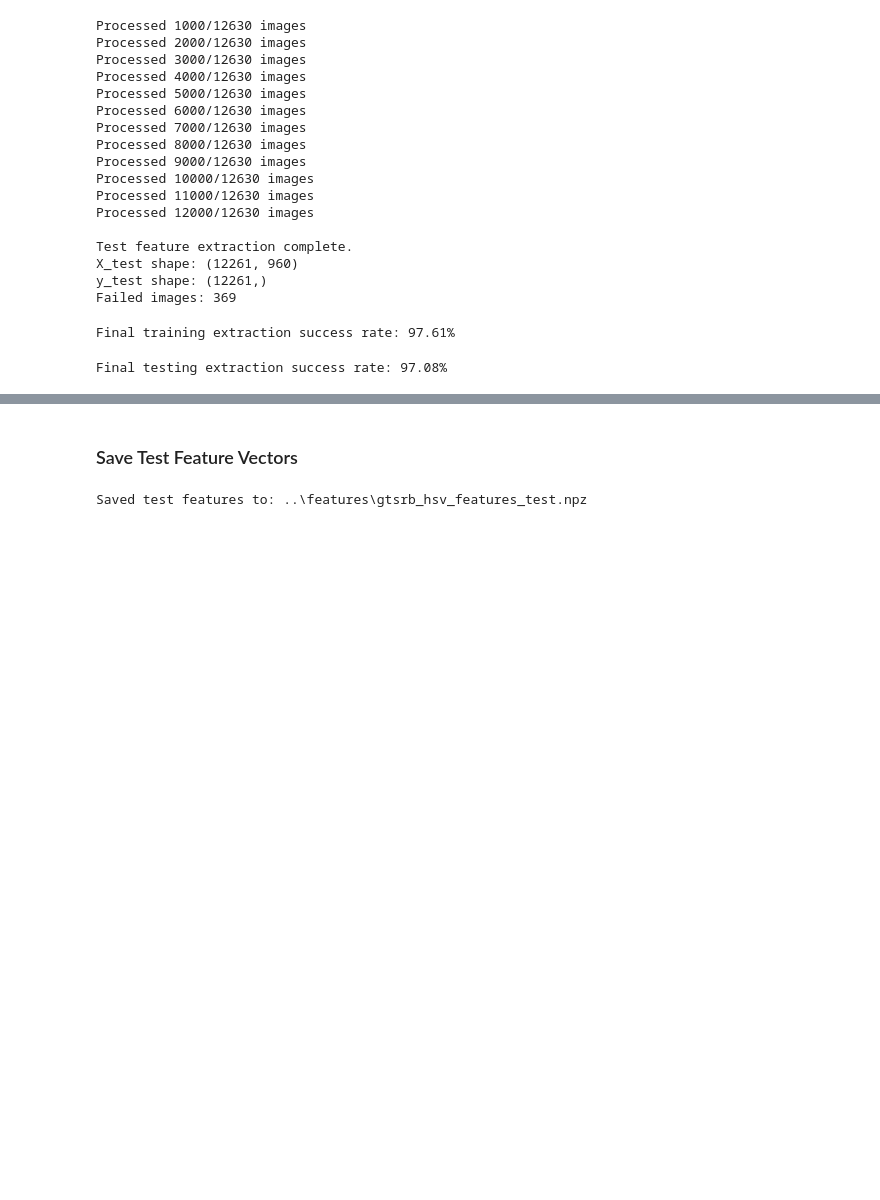
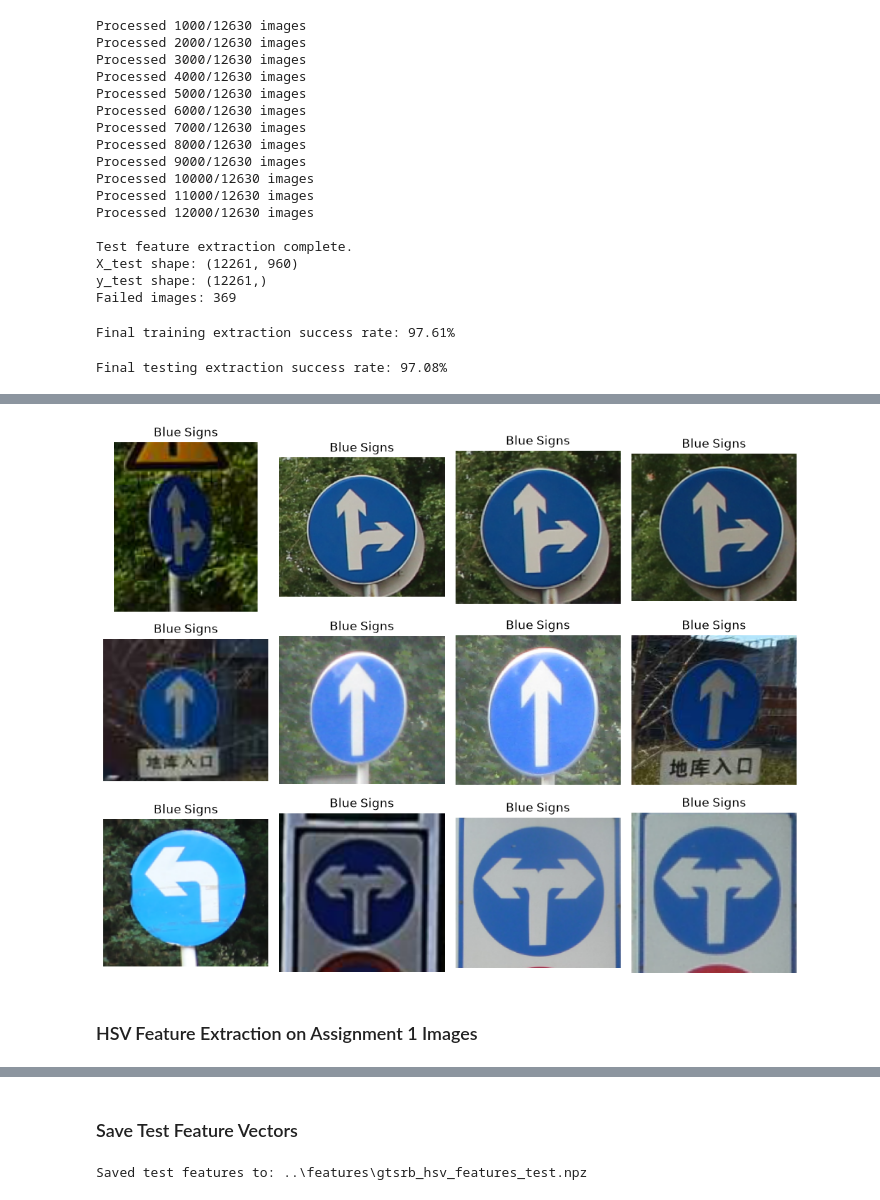
Before and after one commit to khoryz666/traffic-sign-recognition, a Jupyter notebook: project/03_hsv_color_histogram.ipynb, the cells around one changed output, grey strips where cells are left out. Drawn from its saved outputs; the diff is of its cells as text; code cells hidden in the pictures; blank space fills up the shorter version.

Commit message:
add Assg 1 input images to testing

```diff
--- a/project/03_hsv_color_histogram.ipynb
+++ b/project/03_hsv_color_histogram.ipynb
@@ -1605,0 +1674,39 @@ Final testing extraction success rate: 97.08%
+# %%
+# Visualize a sample of Assignment 1 input images
+
+sample_paths = assignment1_images[:12]
+
+fig, axes = plt.subplots(
+    3,
+    4,
+    figsize=(10, 8)
+)
+
+axes = axes.flatten()
+
+for ax, image_path in zip(
+    axes,
+    sample_paths
+):
+
+    image = Image.open(
+        image_path
+    ).convert("RGB")
+
+    ax.imshow(image)
+
+    ax.set_title(
+        image_path.parent.name
+    )
+
+    ax.axis("off")
+
+for ax in axes[len(sample_paths):]:
+    ax.axis("off")
+
+plt.tight_layout()
+plt.show()
+# %% [output]
+[figure, added]
+# %% [markdown]
+### HSV Feature Extraction on Assignment 1 Images
```
Also changed, not shown: parts of 6 cells of this notebook.
